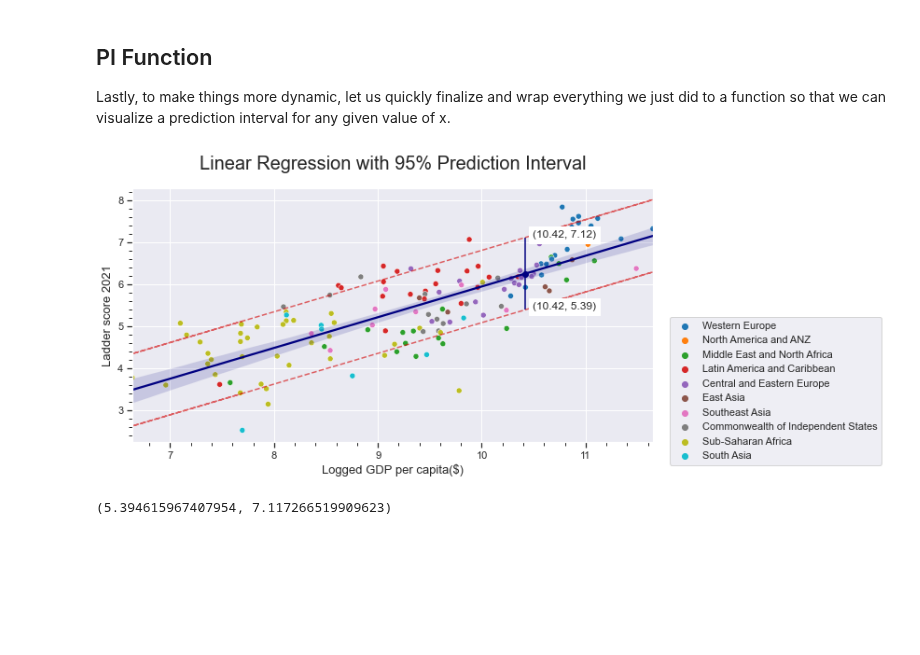
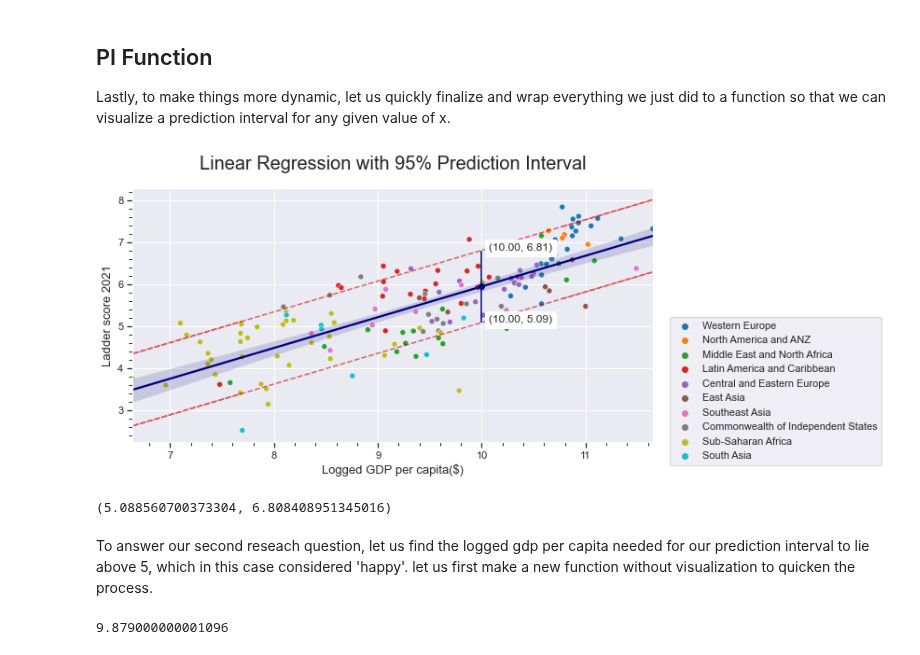
Before and after one commit to Shaheer02/World-Happiness-Report-2021-Analysis, a Jupyter notebook: analysis/Karel/milestone2_EDA.ipynb, the cells around one changed output. Saved outputs shown, nothing was run; the diff lists cells and outputs as text; code cells hidden in the pictures; blank space fills up the shorter version.

```diff
--- a/analysis/Karel/milestone2_EDA.ipynb
+++ b/analysis/Karel/milestone2_EDA.ipynb
@@ -314,7 +317,8 @@ Lastly, to make things more dynamic, let us quickly finalize and wrap everything
 # %%
 def PI(logged_gdp_per_capita):
     """
-    Plot Prediction Interval for the linear regression model of Ladder score 2021 vs Logged GDP per capita
+    Plot Prediction Interval for the linear regression model of Ladder score 2021 vs Logged GDP per capita.
+    data must be loaded to a variable name 'df' before using the function.
 
     Parameters
     ----------
@@ -325,9 +329,6 @@ def PI(logged_gdp_per_capita):
     -------
     a tuple containing the prediction interval of the explanatory variable, then will plot a visualization of the prediction interval.
     """
-    # read and process data
-    df = pf.load_and_process_karel(path_2021='../../data/raw/world-happiness-report-2021.csv', path_2020='../../data/raw/world-happiness-report-2020.csv')
-
     # input check
     if not(6.6 <= logged_gdp_per_capita <= 11.6):
         print("due to limitation input must be between 6.6 and 11.6. see footnote for more detail.")
@@ -387,8 +388,10 @@ def PI(logged_gdp_per_capita):
 
     plt.show()
     return lower_pred, upper_pred
-# %%
-print(PI(10.42))
-# %% [output]
-[figure, removed]
-(5.394615967407954, 7.117266519909623)
+# %%
+PI(10)
+# %% [output]
+[figure, added]
+(5.088560700373304, 6.808408951345016)
+# %% [markdown]
+To answer our second reseach question, let us find the logged gdp per capita needed for our prediction interval to lie above 5, which in this case considered 'happy'. let us first make a new function without visualization to quicken the process.
@@ -394,0 +462,4 @@ print(PI(10.42))
+# %%
+find_lower_limit()
+# %% [output]
+9.879000000001096
```
Also changed, not shown: parts of 8 cells of this notebook, 1 other file.
